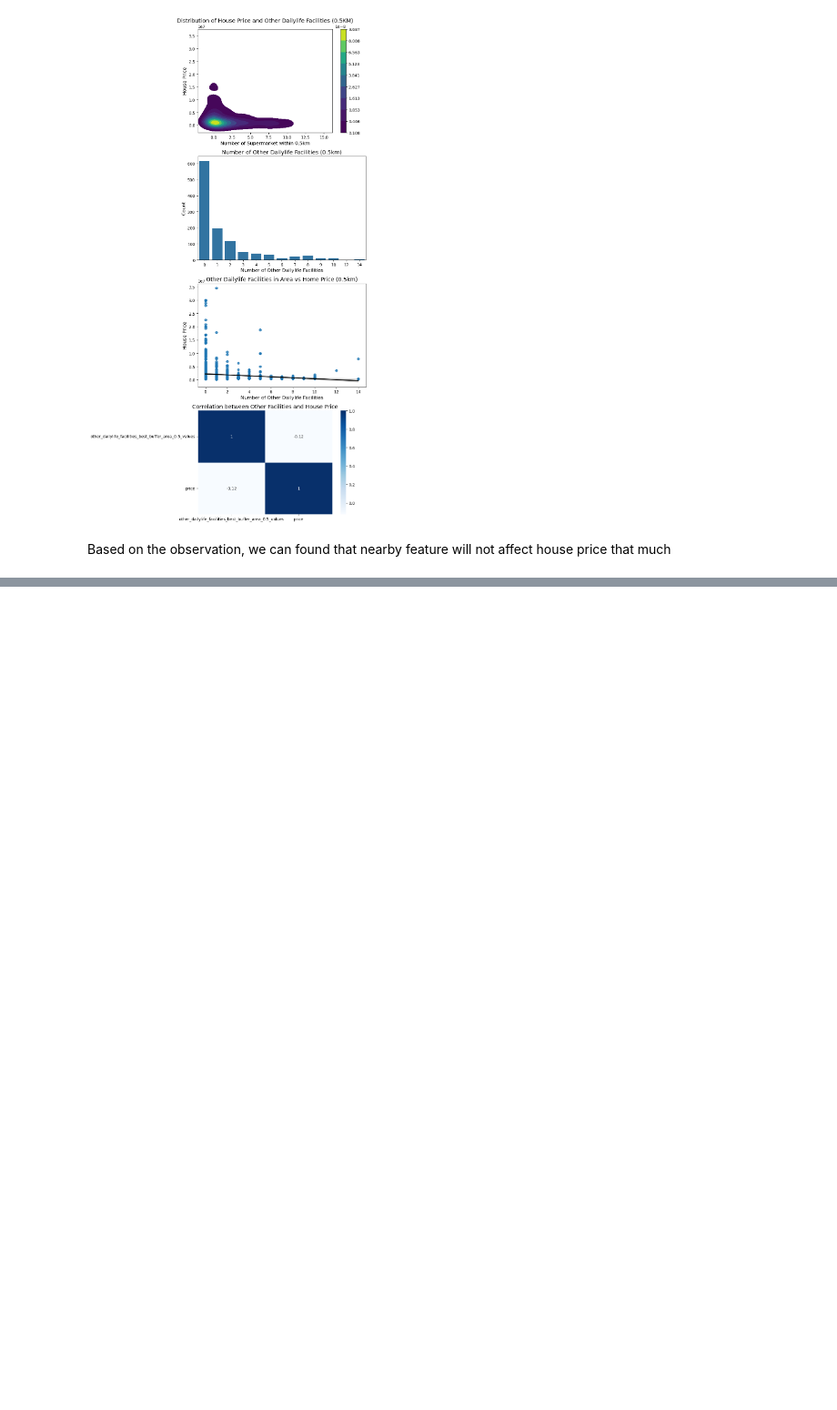
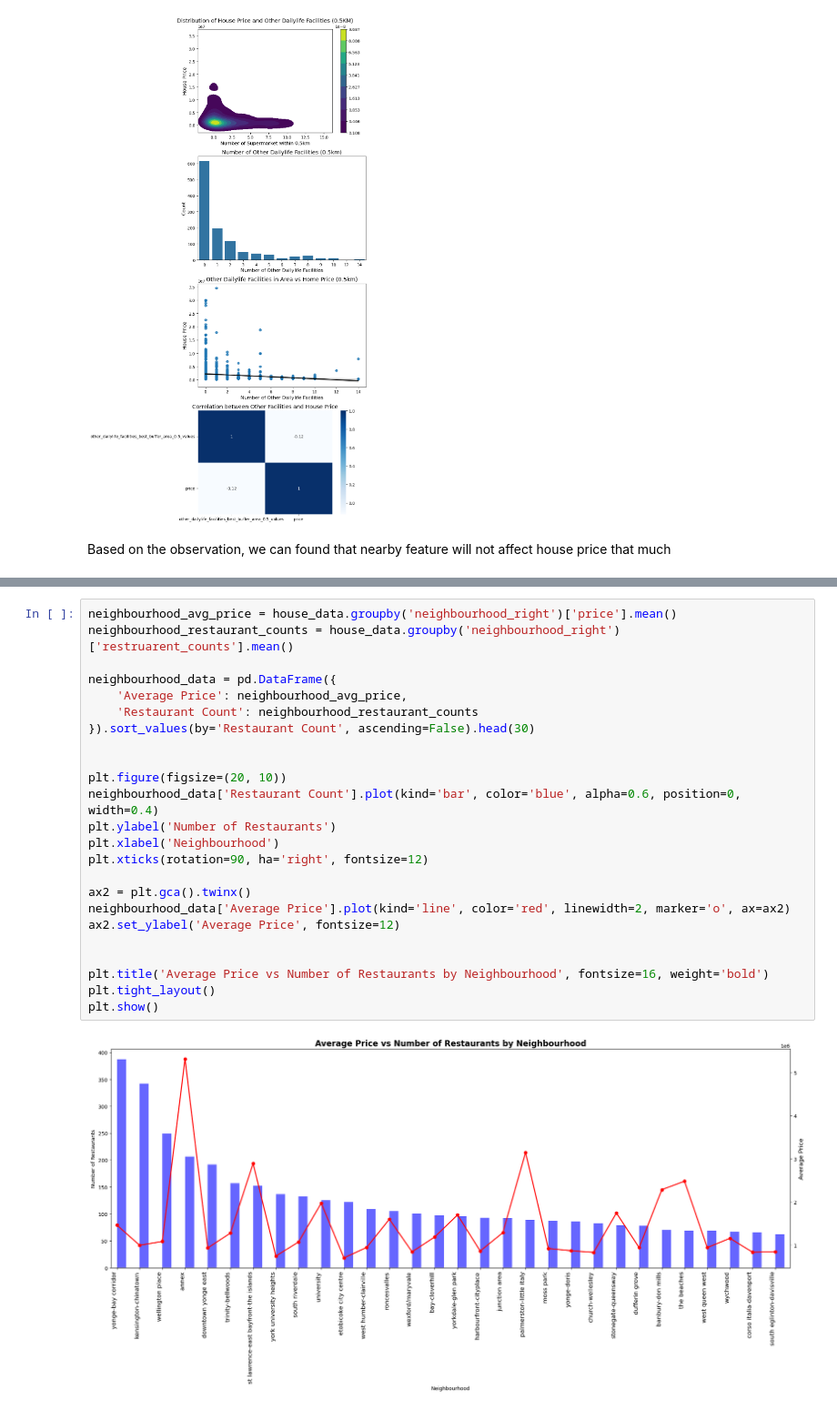
Before and after one commit to Manisha-Gamage/Big-Project---CME538-TechnoSisters, a Jupyter notebook: Codes/EDA/Neatby Feature Toronto.ipynb, the cells around one changed output, grey strips where cells are left out. Shown at 91% size. Saved outputs shown, nothing was run; the diff lists cells and outputs as text; blank space fills up the shorter version.

```diff
--- a/Codes/EDA/Neatby Feature Toronto.ipynb
+++ b/Codes/EDA/Neatby Feature Toronto.ipynb
@@ -649,0 +671,26 @@ Based on the observation, we can found that nearby feature will not affect house
+# %%
+neighbourhood_avg_price = house_data.groupby('neighbourhood_right')['price'].mean()
+neighbourhood_restaurant_counts = house_data.groupby('neighbourhood_right')['restruarent_counts'].mean()
+
+neighbourhood_data = pd.DataFrame({
+    'Average Price': neighbourhood_avg_price,
+    'Restaurant Count': neighbourhood_restaurant_counts
+}).sort_values(by='Restaurant Count', ascending=False).head(30)
+
+
+plt.figure(figsize=(20, 10))
+neighbourhood_data['Restaurant Count'].plot(kind='bar', color='blue', alpha=0.6, position=0, width=0.4)
+plt.ylabel('Number of Restaurants')
+plt.xlabel('Neighbourhood')
+plt.xticks(rotation=90, ha='right', fontsize=12)
+
+ax2 = plt.gca().twinx()
+neighbourhood_data['Average Price'].plot(kind='line', color='red', linewidth=2, marker='o', ax=ax2)
+ax2.set_ylabel('Average Price', fontsize=12)
+
+
+plt.title('Average Price vs Number of Restaurants by Neighbourhood', fontsize=16, weight='bold')
+plt.tight_layout()
+plt.show()
+# %% [output]
+[figure, added]
```
Also changed, not shown: parts of 16 cells of this notebook, 19 other files.
